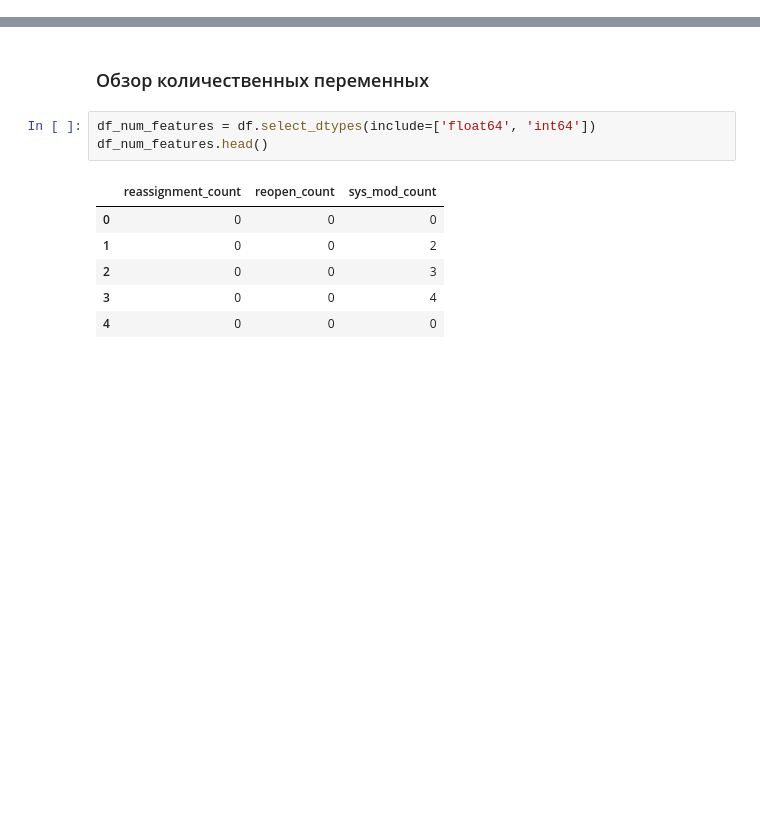
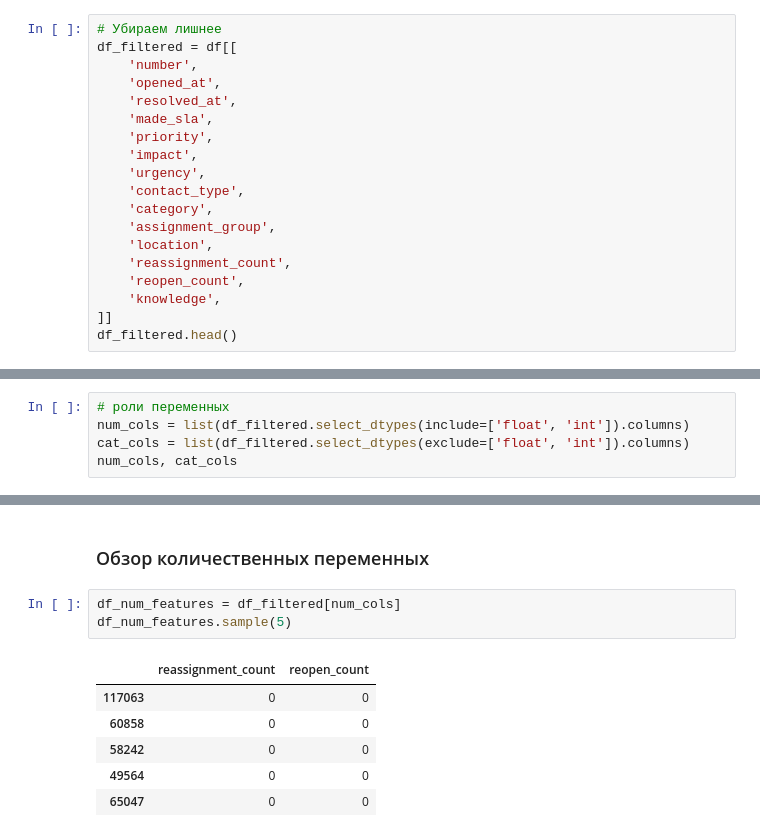
Before and after one commit to AlexxRus/telecom-incident-analytics, a Jupyter notebook: incident_sla_analysis.ipynb, the cells around one changed output, grey strips where cells are left out. Cells and saved outputs as stored; diff of their text form; blank space fills up the shorter version.

```diff
--- a/incident_sla_analysis.ipynb
+++ b/incident_sla_analysis.ipynb
@@ -177,0 +144,19 @@ dtype: int64
+# %%
+# Убираем лишнее
+df_filtered = df[[
+    'number',
+    'opened_at',
+    'resolved_at',
+    'made_sla',
+    'priority',
+    'impact',
+    'urgency',
+    'contact_type',
+    'category',
+    'assignment_group',
+    'location',
+    'reassignment_count',
+    'reopen_count',
+    'knowledge',
+]]
+df_filtered.head()
@@ -177,0 +188,5 @@ dtype: int64
+# %%
+# роли переменных
+num_cols = list(df_filtered.select_dtypes(include=['float', 'int']).columns)
+cat_cols = list(df_filtered.select_dtypes(exclude=['float', 'int']).columns)
+num_cols, cat_cols
@@ -178,12 +207,12 @@ dtype: int64
 # %% [markdown]
 ### Обзор количественных переменных
 # %%
-df_num_features = df.select_dtypes(include=['float64', 'int64'])
-df_num_features.head()
+df_num_features = df_filtered[num_cols]
+df_num_features.sample(5)
 # %% [output]
-|  | reassignment_count | reopen_count | sys_mod_count |
-| 0 | 0 | 0 | 0 |
-| 1 | 0 | 0 | 2 |
-| 2 | 0 | 0 | 3 |
-| 3 | 0 | 0 | 4 |
-| 4 | 0 | 0 | 0 |
+|  | reassignment_count | reopen_count |
+| 117063 | 0 | 0 |
+| 60858 | 0 | 0 |
+| 58242 | 0 | 0 |
+| 49564 | 0 | 0 |
+| 65047 | 0 | 0 |
```
Also changed, not shown: parts of 58 cells of this notebook, 3 other files.
